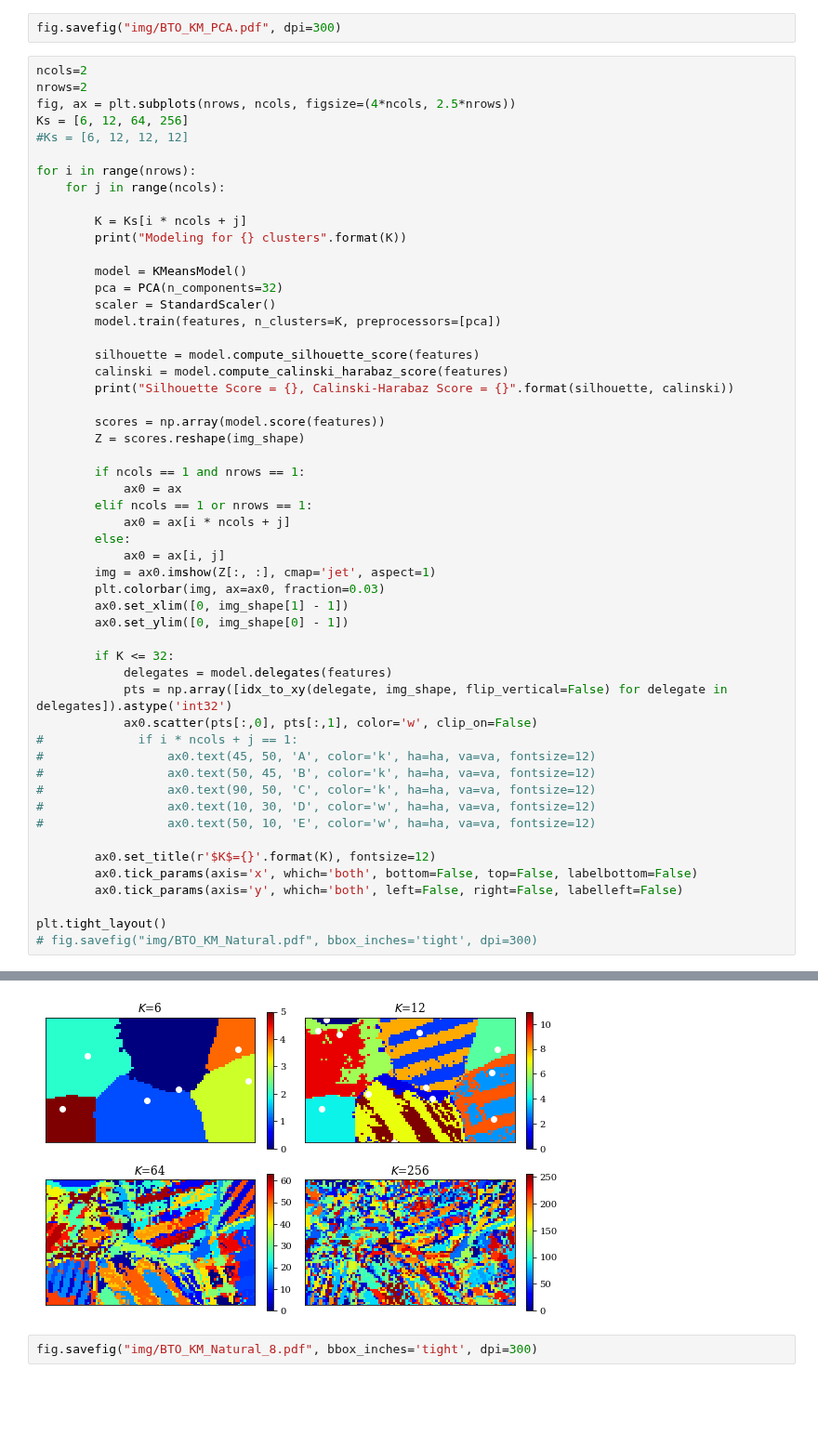
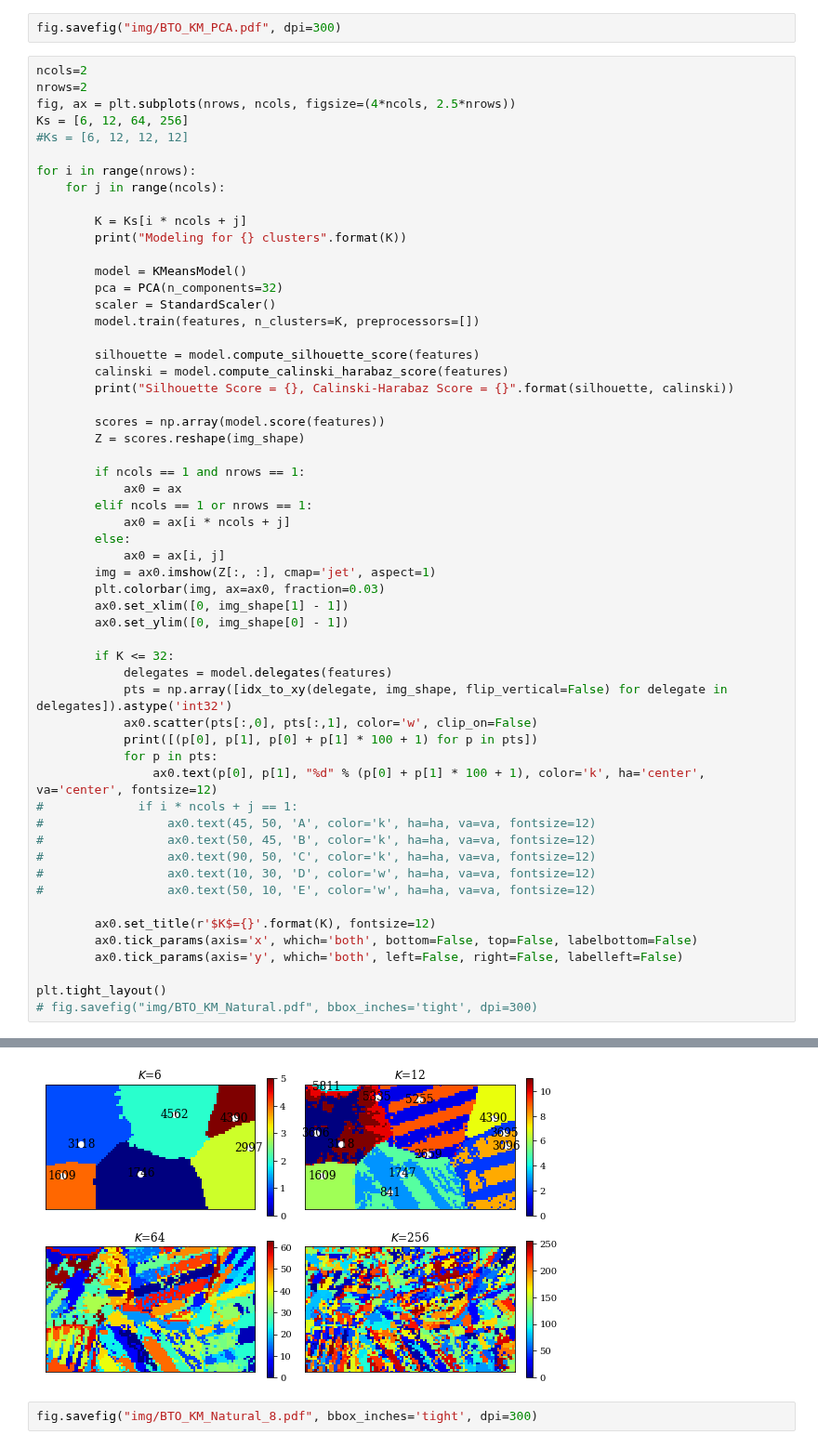
Before and after one commit to xmechanics/canon, a Jupyter notebook: scripts/components.ipynb, the cells around one changed output, grey strips where cells are left out. Shown at 93% size. Cells and saved outputs as stored; diff of their text form; blank space fills up the shorter version.

```diff
--- a/scripts/components.ipynb
+++ b/scripts/components.ipynb
@@ -169,7 +171,7 @@ for i in range(nrows):
         model = KMeansModel()
         pca = PCA(n_components=32)
         scaler = StandardScaler()
-        model.train(features, n_clusters=K, preprocessors=[pca])
+        model.train(features, n_clusters=K, preprocessors=[])
 
         silhouette = model.compute_silhouette_score(features)
         calinski = model.compute_calinski_harabaz_score(features)
@@ -193,6 +195,9 @@ for i in range(nrows):
             delegates = model.delegates(features)
             pts = np.array([idx_to_xy(delegate, img_shape, flip_vertical=False) for delegate in delegates]).astype('int32')
             ax0.scatter(pts[:,0], pts[:,1], color='w', clip_on=False)
+            print([(p[0], p[1], p[0] + p[1] * 100 + 1) for p in pts])
+            for p in pts:
+                ax0.text(p[0], p[1], "%d" % (p[0] + p[1] * 100 + 1), color='k', ha='center', va='center', fontsize=12)
 #             if i * ncols + j == 1:
 #                 ax0.text(45, 50, 'A', color='k', ha=ha, va=va, fontsize=12)
 #                 ax0.text(50, 45, 'B', color='k', ha=ha, va=va, fontsize=12)
@@ -218,4 +225,4 @@ Silhouette Score = 0.06496920522820314, Calinski-Harabaz Score = 157.07122405127
-[figure, old version]
+[figure, new version]
 # %%
 fig.savefig("img/BTO_KM_Natural_8.pdf", bbox_inches='tight', dpi=300)
 # %%
```
Also changed, not shown: parts of 5 cells of this notebook, 7 other files.
